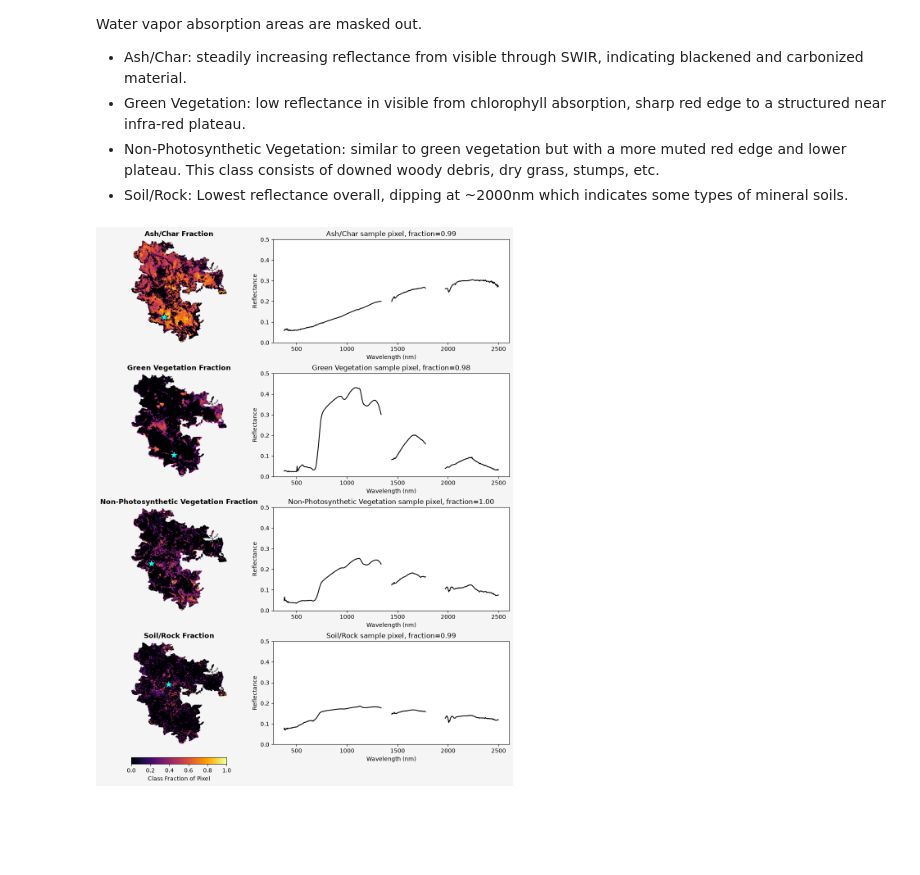
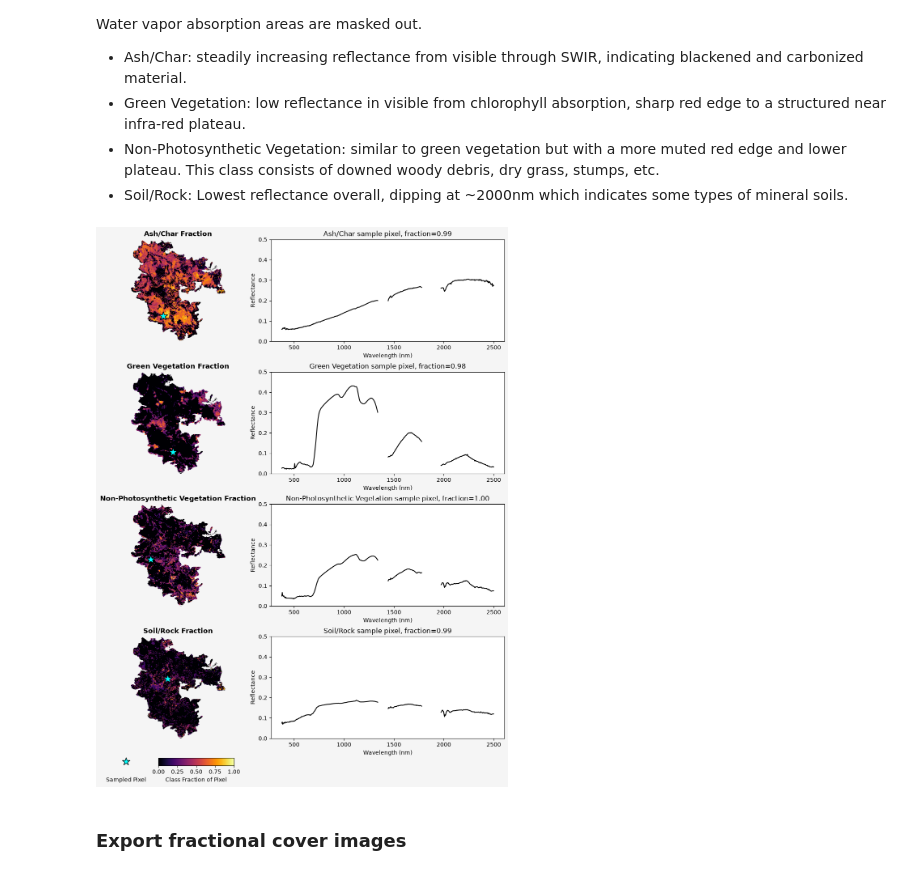
Before and after one commit to jackbtaylor/EDAC-Tanager-Active-Fire-Anatomy, a Jupyter notebook: notebooks/2_sr_burn_severity_analysis.ipynb, the cells around one changed output. Cells and saved outputs as stored; diff of their text form; code cells hidden in the pictures; blank space fills up the shorter version.

```diff
--- a/notebooks/2_sr_burn_severity_analysis.ipynb
+++ b/notebooks/2_sr_burn_severity_analysis.ipynb
@@ -261,40 +267,71 @@ for i, name in enumerate(class_dirs):
 fig = plt.figure(figsize=(10, 4 * n_classes))
 gs = gridspec.GridSpec(n_classes, 2, width_ratios=[1, 2], wspace=0.2, hspace=0.3, left=0.03, right=0.98)
 
+# Main plot, loop through each class and plot the map and sampled reflectance
 for i, name in enumerate(class_dirs):
     row, col = sample_pixels[name]
 
     # left: fraction map + marker
     ax_map = fig.add_subplot(gs[i, 0])
     im = ax_map.imshow(np.where(valid, fractions_img[i], np.nan),
                         cmap="inferno", vmin=0, vmax=1)
     ax_map.scatter(col, row, s=260, marker="*", facecolor="cyan",
                     edgecolor="black", linewidth=1)
     ax_map.set_title(f"{class_dict[name]} Fraction", fontsize=12, fontweight='bold')
     ax_map.axis("off")
     ax_map_last = ax_map # save reference to bottom map
 
     # right: spectral curve at that pixel
     ax_spec = fig.add_subplot(gs[i, 1])
     spectrum_full = np.full(wavelengths_full.shape, np.nan)
     spectrum_full[good] = cube[row, col, :]
 
     ax_spec.plot(wavelengths_full, spectrum_full, color="black", linewidth=1.5)
     ax_spec.set_ylim(0, 0.5)
     ax_spec.set_title(f"{class_dict[name]} sample pixel, "
                        f"fraction={fractions_img[i, row, col]:.2f}")
     ax_spec.set_xlabel("Wavelength (nm)")
     ax_spec.set_ylabel("Reflectance")
 
 fig.canvas.draw()
 pos = ax_map_last.get_position()  # bbox of bottom map in figure fraction coords
 
-cbar_h = 0.01
-cbar_gap = 0.02  # vertical gap between map bottom and colorbar top
-cbar_ax = fig.add_axes([pos.x0, pos.y0 - cbar_gap - cbar_h, pos.width, cbar_h])
-fig.colorbar(im, cax=cbar_ax, orientation="horizontal", label="Class Fraction of Pixel")
+# Legend sizing
+cbar_h = 0.012
+row_gap = 0.03
+label_gap = 0.018
+star_w = 0.02
+star_cbar_gap = 0.07
+cbar_w = pos.width * 0.8
+
+group_width = star_w + star_cbar_gap + cbar_w
+group_x0 = pos.x0 + (pos.width - group_width) / 2  # center group under the map column
+legend_y0 = pos.y0 - row_gap - cbar_h
+
+# Star
+star_ax = fig.add_axes([group_x0, legend_y0, star_w, cbar_h])
+star_ax.set_xlim(0, 1)
+star_ax.set_ylim(0, 1)
+star_ax.scatter(0.5, 0.5, s=200, marker="*", facecolor="cyan",
+                 edgecolor="black", linewidth=1, transform=star_ax.transAxes,
+                 clip_on=False)
+star_ax.axis("off")
+
+# Colorbar
+cbar_x0 = group_x0 + star_w + star_cbar_gap
+cbar_ax = fig.add_axes([cbar_x0, legend_y0, cbar_w, cbar_h])
+fig.colorbar(im, cax=cbar_ax, orientation="horizontal")
+
+# Labels
+label_y = legend_y0 - label_gap
+fig.text(group_x0 + star_w / 2, label_y, "Sampled Pixel",
+          ha="center", va="top", fontsize=10)
+fig.text(cbar_x0 + cbar_w / 2, label_y, "Class Fraction of Pixel",
+          ha="center", va="top", fontsize=10)
 
 plt.gcf().set_facecolor('whitesmoke')
 plt.show()
 # %% [output]
-[figure, old version]
+[figure, new version]
+# %% [markdown]
+### Export fractional cover images
```
Also changed, not shown: parts of 6 cells of this notebook.
